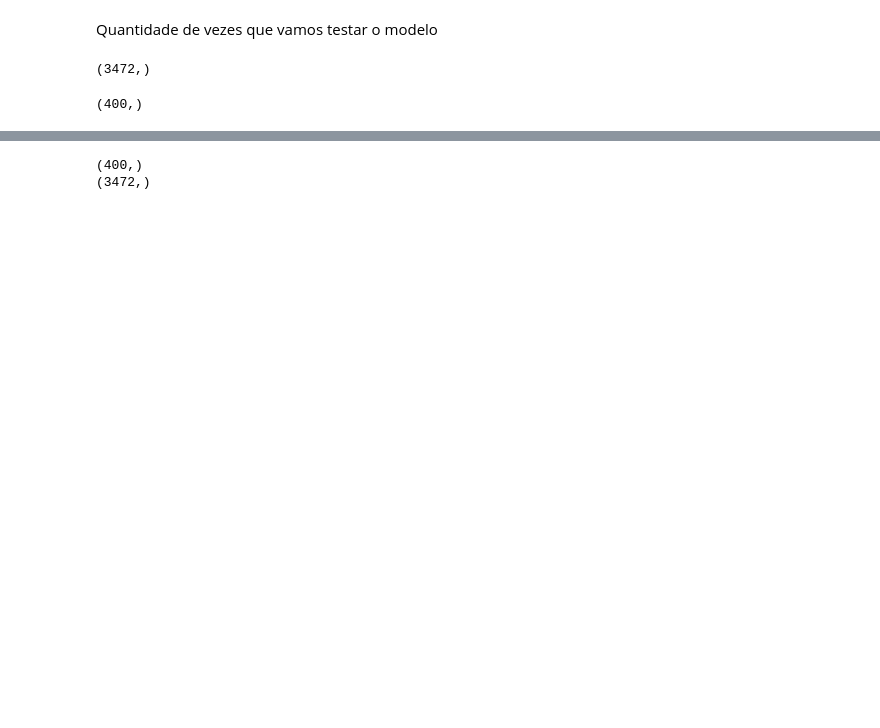
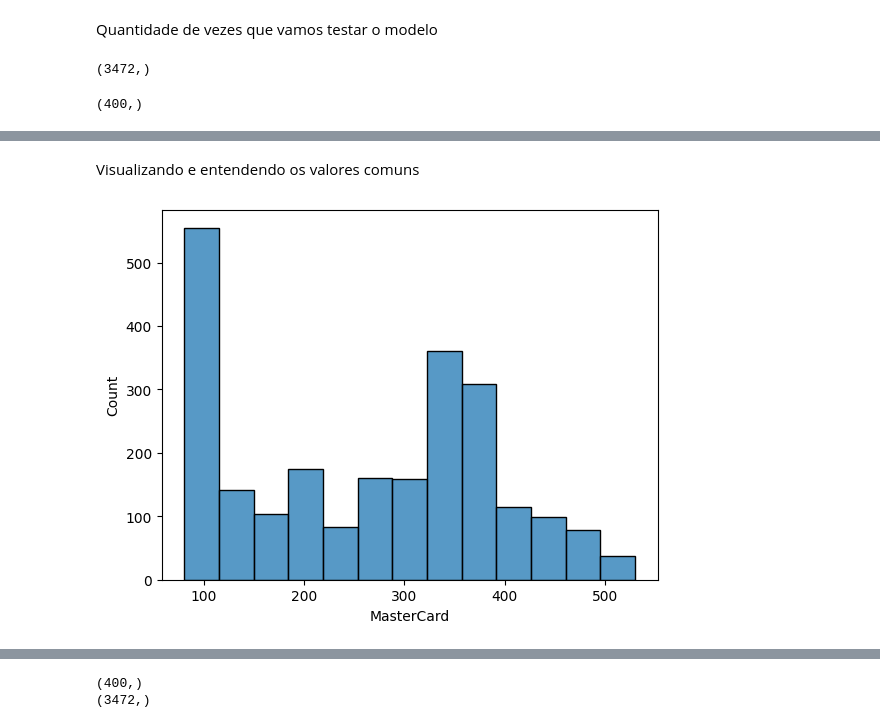
Before and after one commit to GislaineGomes/deco_morse, a Jupyter notebook: Analise_redes_neurais.ipynb, the cells around one changed output, grey strips where cells are left out. Drawn from its saved outputs; the diff is of its cells as text; code cells hidden in the pictures; blank space fills up the shorter version.

```diff
--- a/Analise_redes_neurais.ipynb
+++ b/Analise_redes_neurais.ipynb
@@ -278,0 +500,4 @@ X_treino.shape
+# %%
+df = pd.read_csv('acoes.csv')
+acoes_df = df
+acoes_df
@@ -278,0 +534,6 @@ X_treino.shape
+# %% [markdown]
+Visualizando e entendendo os valores comuns
+# %%
+sns.histplot(acoes_df['MasterCard']);
+# %% [output]
+[figure, added]
```
Also changed, not shown: parts of 105 cells of this notebook.
